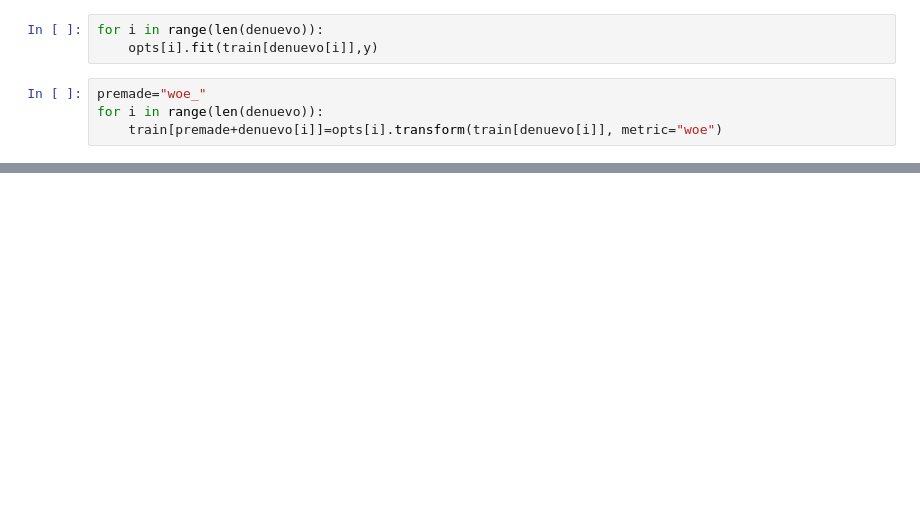
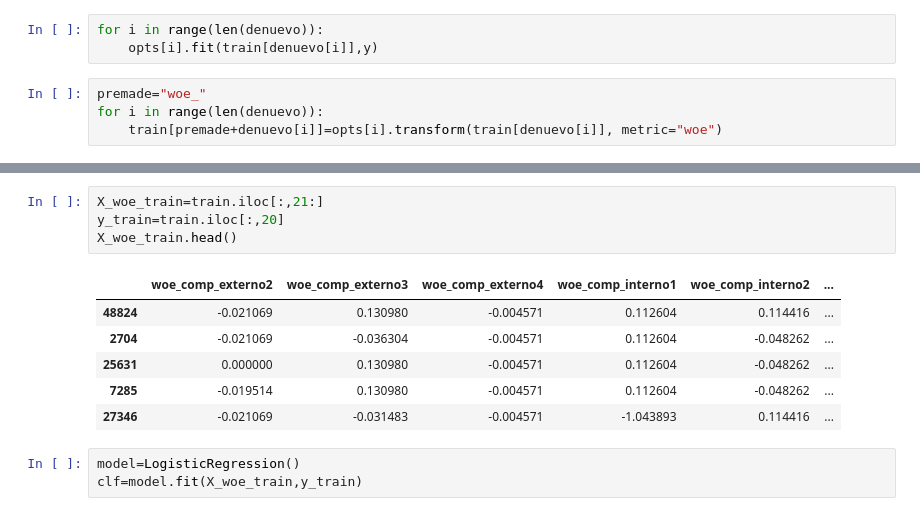
Before and after one commit to BrianPgz/HomeWork1_ML, a Jupyter notebook: Tarea2.ipynb, the cells around one changed output, grey strips where cells are left out. Saved outputs shown, nothing was run; the diff lists cells and outputs as text; blank space fills up the shorter version.

```diff
--- a/Tarea2.ipynb
+++ b/Tarea2.ipynb
@@ -414,0 +422,14 @@ plt.show()
+# %%
+X_woe_train=train.iloc[:,21:]
+y_train=train.iloc[:,20]
+X_woe_train.head()
+# %% [output]
+|  | woe_comp_externo2 | woe_comp_externo3 | woe_comp_externo4 | woe_comp_interno1 | woe_comp_interno2 | ... |
+| 48824 | -0.021069 | 0.130980 | -0.004571 | 0.112604 | 0.114416 | ... |
+| 2704 | -0.021069 | -0.036304 | -0.004571 | 0.112604 | -0.048262 | ... |
+| 25631 | 0.000000 | 0.130980 | -0.004571 | 0.112604 | -0.048262 | ... |
+| 7285 | -0.019514 | 0.130980 | -0.004571 | 0.112604 | -0.048262 | ... |
+| 27346 | -0.021069 | -0.031483 | -0.004571 | -1.043893 | 0.114416 | ... |
+# %%
+model=LogisticRegression()
+clf=model.fit(X_woe_train,y_train)
```
Also changed, not shown: parts of 9 cells of this notebook.
